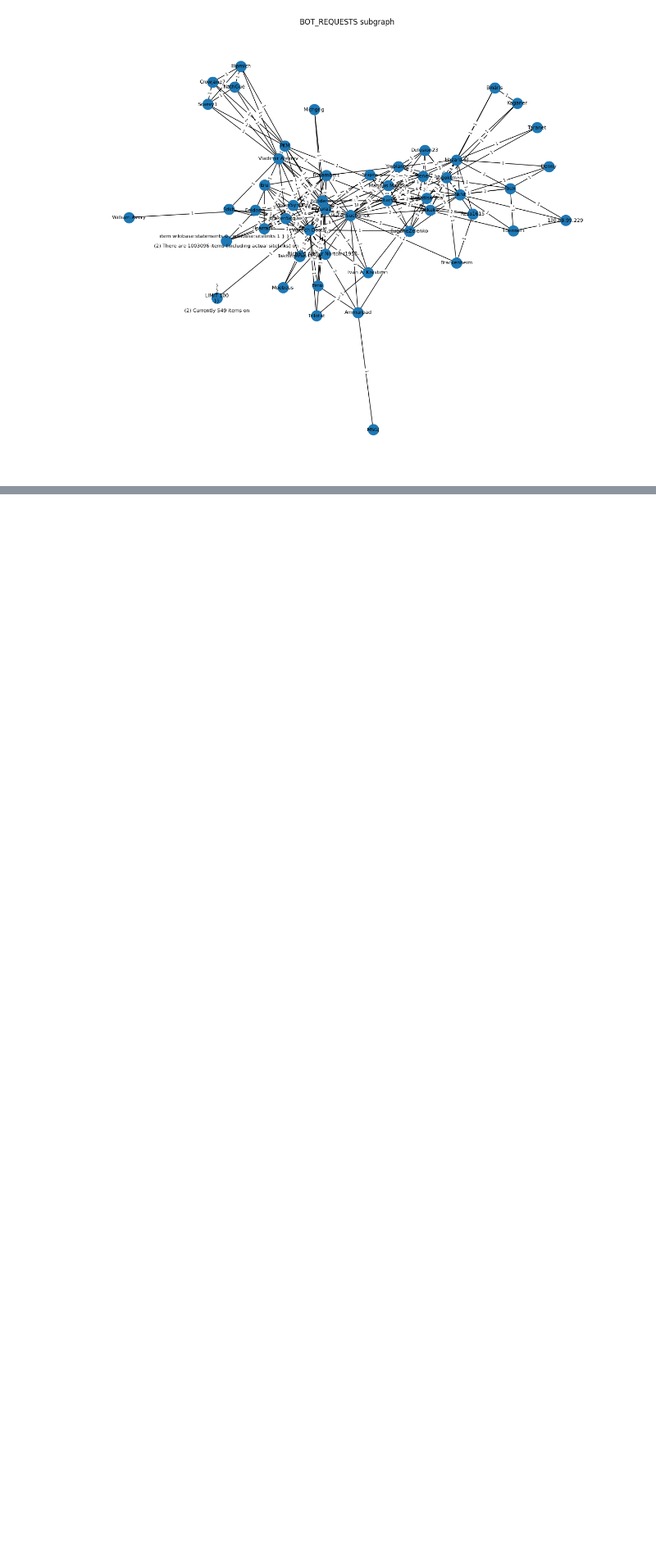
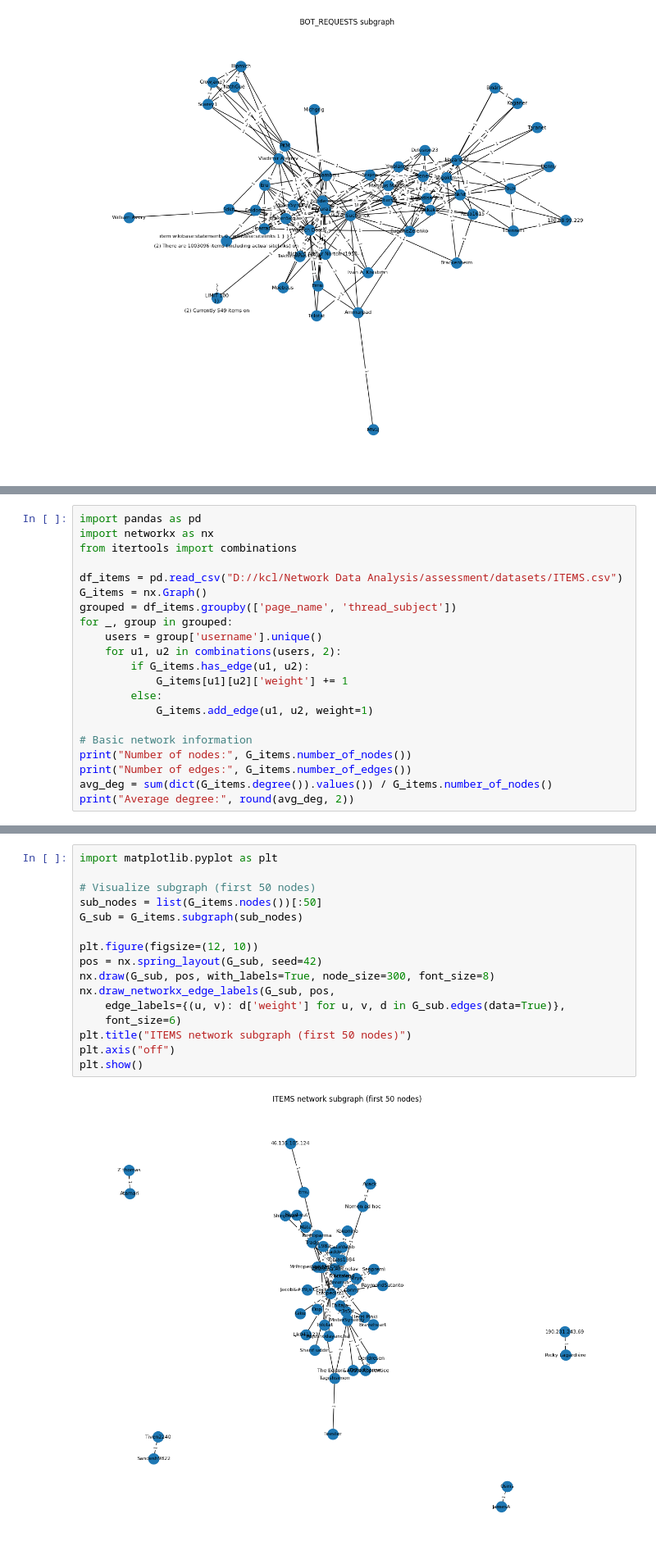
Before and after one commit to wszfln/Network-Data-Analysis-Assessment, a Jupyter notebook: part1.ipynb, the cells around one changed output, grey strips where cells are left out. Shown: that part at 82% size. Cells and saved outputs as stored; diff of their text form; blank space fills up the shorter version.

Commit message:
Task A for the medium network

```diff
--- a/part1.ipynb
+++ b/part1.ipynb
@@ -55,0 +58,21 @@ plt.show()
+# %%
+import pandas as pd
+import networkx as nx
+from itertools import combinations
+
+df_items = pd.read_csv("D://kcl/Network Data Analysis/assessment/datasets/ITEMS.csv")
+G_items = nx.Graph()
+grouped = df_items.groupby(['page_name', 'thread_subject'])
+for _, group in grouped:
+    users = group['username'].unique()
+    for u1, u2 in combinations(users, 2):
+        if G_items.has_edge(u1, u2):
+            G_items[u1][u2]['weight'] += 1
+        else:
+            G_items.add_edge(u1, u2, weight=1)
+
+# Basic network information
+print("Number of nodes:", G_items.number_of_nodes())
+print("Number of edges:", G_items.number_of_edges())
+avg_deg = sum(dict(G_items.degree()).values()) / G_items.number_of_nodes()
+print("Average degree:", round(avg_deg, 2))
@@ -56,3 +83,21 @@ plt.show()
+# %%
+import matplotlib.pyplot as plt
+
+# Visualize subgraph (first 50 nodes)
+sub_nodes = list(G_items.nodes())[:50]
+G_sub = G_items.subgraph(sub_nodes)
+
+plt.figure(figsize=(12, 10))
+pos = nx.spring_layout(G_sub, seed=42)
+nx.draw(G_sub, pos, with_labels=True, node_size=300, font_size=8)
+nx.draw_networkx_edge_labels(G_sub, pos,
+    edge_labels={(u, v): d['weight'] for u, v, d in G_sub.edges(data=True)},
+    font_size=6)
+plt.title("ITEMS network subgraph (first 50 nodes)")
+plt.axis("off")
+plt.show()
+# %% [output]
+[figure, added]
 # %% [markdown]
 ## Task B
 # %% [markdown]
```
Also changed, not shown: parts of 2 cells of this notebook.
